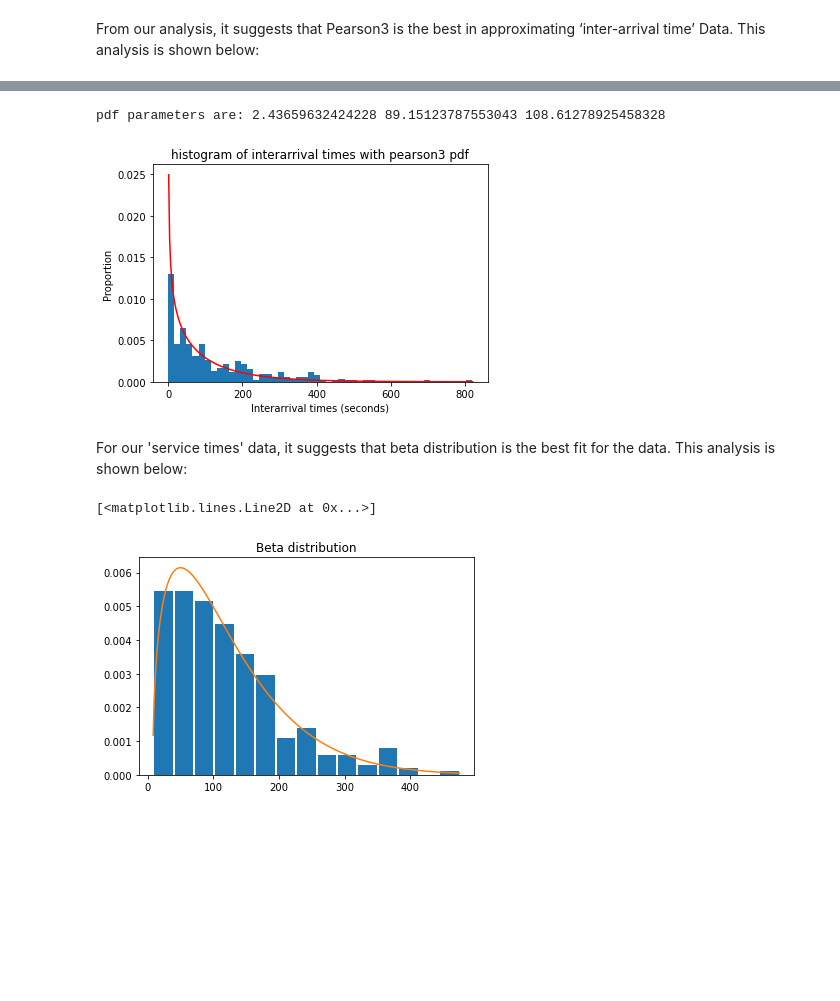
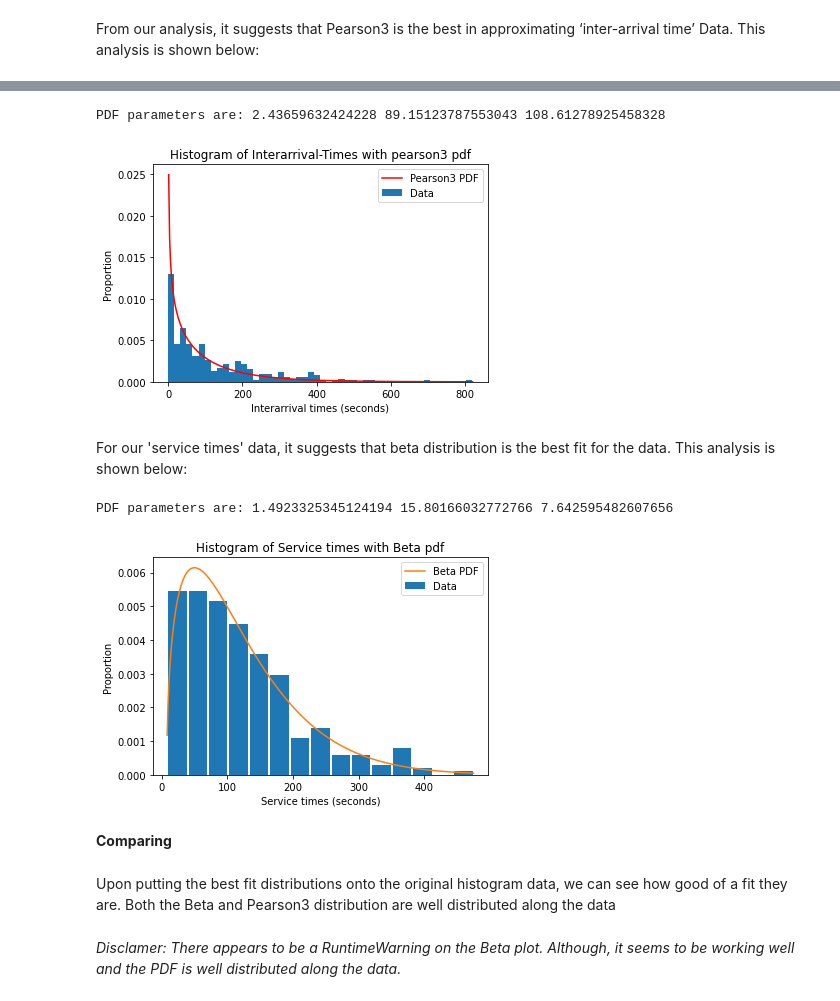
Before and after one commit to kevinye-git/DATA304project, a Jupyter notebook: Histogram_Analysis.ipynb, the cells around one changed output, grey strips where cells are left out. Cells and saved outputs as stored; diff of their text form; code cells hidden in the pictures; blank space fills up the shorter version.

Commit message:
Completed with disclaimer of RuntimeWarning

```diff
--- a/Histogram_Analysis.ipynb
+++ b/Histogram_Analysis.ipynb
@@ -65,21 +68,3 @@ None
 **With Betterment of fit**
 # %% [markdown]
 From our analysis, it suggests that Pearson3 is the best in approximating ‘inter-arrival time’ Data. This analysis is shown below:
-# %%
-##Inter-Arrivals
-#Plot Histogram
-title = "Inter-Arrival Times"
-plotArrival = Histogram(AllArrivals)
-
-
-#Plot Best Fit Distribution
-Arrmin, Arrmax = min(AllArrivals), max(AllArrivals)
-
-lnspcArr = np.linspace(Arrmin, Arrmax, len(AllArrivals)) #For arrivals
-
-ap, bp, cp = st.pearson3.fit(AllArrivals)
-pdf_pearson = st.pearson3.pdf(lnspcArr, ap, bp, cp)
-
-plt.title('Pearson 3 distribution')
-plt.plot(lnspcArr, pdf_pearson, 'r-')#,x,pdf,'b--')
-#plt.plot(AllArrivals, pdf_pearson, label="Pearson")
@@ -89,37 +71,57 @@ plt.plot(lnspcArr, pdf_pearson, 'r-')#,x,pdf,'b--')
 # %%
+##Inter-Arrivals
 fig, ax = plt.subplots(1, 1)
 ap, bp, cp = st.pearson3.fit(AllArrivals)
+
 x = np.linspace(st.pearson3.ppf(0.05, ap, bp, cp),
                 st.pearson3.ppf(0.9992, ap, bp, cp), len(AllArrivals))
+
 ax.plot(x, st.pearson3.pdf(x, ap,bp,cp),
-       'r-', label='pearson3 pdf')
-ax.hist(AllArrivals, density=True, histtype='stepfilled',bins=50)
-plt.title("histogram of interarrival times with pearson3 pdf")
+       'r-', label='Pearson3 PDF')
+
+ax.hist(AllArrivals, density=True, histtype='stepfilled',bins=50, label = "Data")
+
+#Plot Best Fit Distribution
+plt.title("Histogram of Interarrival-Times with pearson3 pdf")
 plt.xlabel("Interarrival times (seconds)")
 plt.ylabel("Proportion")
-print("pdf parameters are:",ap,bp,cp)
+plt.legend()
+
+print("PDF parameters are:",ap,bp,cp)
 # %% [output]
-pdf parameters are: 2.43659632424228 89.15123787553043 108.61278925458328
+PDF parameters are: 2.43659632424228 89.15123787553043 108.61278925458328
-[figure, old version]
+[figure, new version]
 # %% [markdown]
 For our 'service times' data, it suggests that beta distribution is the best fit for the data. This analysis is shown below:
 # %%
 #Service Times
 #plot Histogram
 title = "Service Times"
 plotService = Histogram(AllServices)
 
-
-#Plot Best Fit Distribution
+##Plot Best Fit Distribution
 Sermin, Sermax = min(AllServices), max(AllServices)
 
 lnspcSer = np.linspace(Sermin, Sermax, len(AllServices))#For Services
 
 ab,bb,cb,db = st.beta.fit(AllServices)  #Fitting
 pdf_beta = st.beta.pdf(lnspcSer, ab, bb,cb, db)
 
-plt.title('Beta distribution')
-plt.plot(lnspcSer, pdf_beta, label="Beta")
+plt.plot(lnspcSer, pdf_beta, label="Beta PDF")
+
+
+plt.title("Histogram of Service times with Beta pdf")
+plt.xlabel("Service times (seconds)")
+plt.ylabel("Proportion")
+plt.legend()
+
+print("PDF parameters are:", ab, bb, cb)
 # %% [output]
-[<matplotlib.lines.Line2D at 0x...>]
+PDF parameters are: 1.4923325345124194 15.80166032772766 7.642595482607656
-[figure, old version]
+[figure, new version]
+# %% [markdown]
+**Comparing**
+# %% [markdown]
+Upon putting the best fit distributions onto the original histogram data, we can see how good of a fit they are. Both the Beta and Pearson3 distribution are well distributed along the data
+# %% [markdown]
+*Disclamer: There appears to be a RuntimeWarning on the Beta plot. Although, it seems to be working well and the PDF is well distributed along the data.*
```
Also changed, not shown: parts of 2 cells of this notebook.
